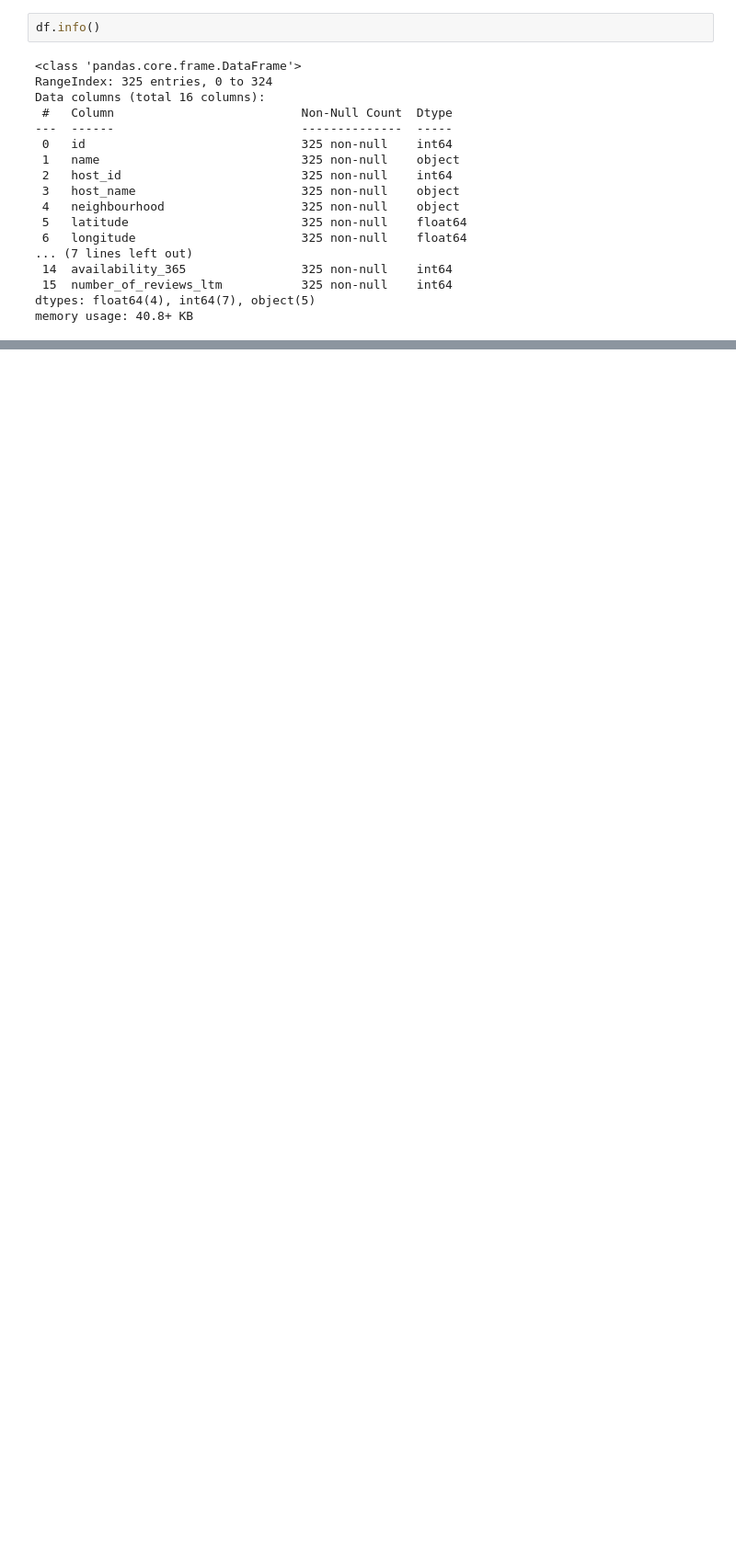
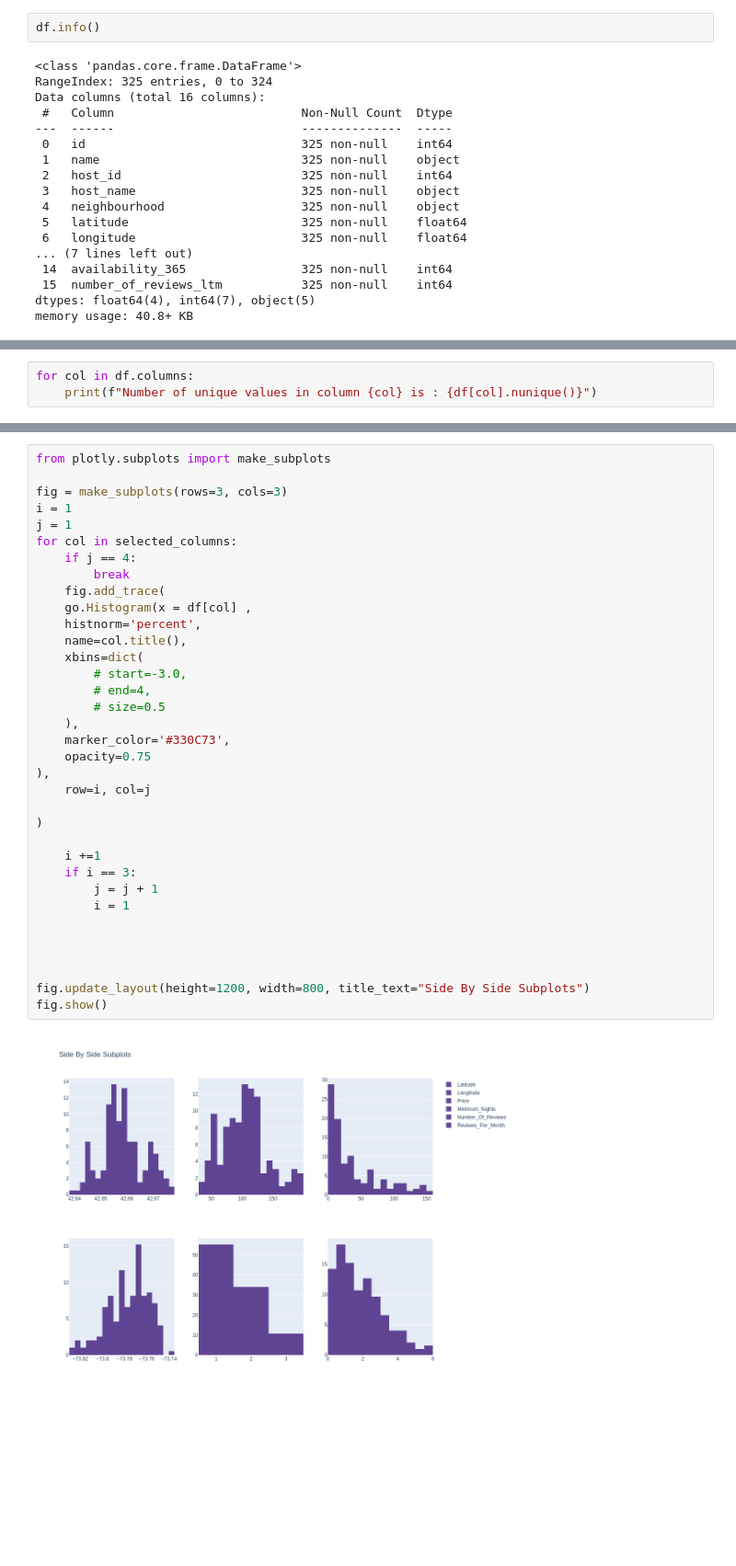
Before and after one commit to ABDULLAHHG/Airbnb-Listing, a Jupyter notebook: Untitled.ipynb, the cells around one changed output, grey strips where cells are left out. Shown at 92% size. Saved outputs shown, nothing was run; the diff lists cells and outputs as text; blank space fills up the shorter version.

```diff
--- a/Untitled.ipynb
+++ b/Untitled.ipynb
@@ -199,0 +228,3 @@ https://hersanyagci.medium.com/detecting-and-handling-outliers-with-pandas-7adbf
+# %%
+for col in df.columns:
+    print(f"Number of unique values in column {col} is : {df[col].nunique()}")
@@ -199,0 +257,37 @@ https://hersanyagci.medium.com/detecting-and-handling-outliers-with-pandas-7adbf
+# %%
+from plotly.subplots import make_subplots
+
+fig = make_subplots(rows=3, cols=3)
+i = 1
+j = 1
+for col in selected_columns:
+    if j == 4:
+        break
+    fig.add_trace(
+    go.Histogram(x = df[col] ,
+    histnorm='percent',
+    name=col.title(),
+    xbins=dict(
+        # start=-3.0,
+        # end=4,
+        # size=0.5
+    ),
+    marker_color='#330C73',
+    opacity=0.75
+),
+    row=i, col=j
+
+)
+
+    i +=1
+    if i == 3:
+        j = j + 1
+        i = 1
+
+
+
+
+fig.update_layout(height=1200, width=800, title_text="Side By Side Subplots")
+fig.show()
+# %% [output]
+[figure, added]
```
Also changed, not shown: parts of 11 cells of this notebook.
